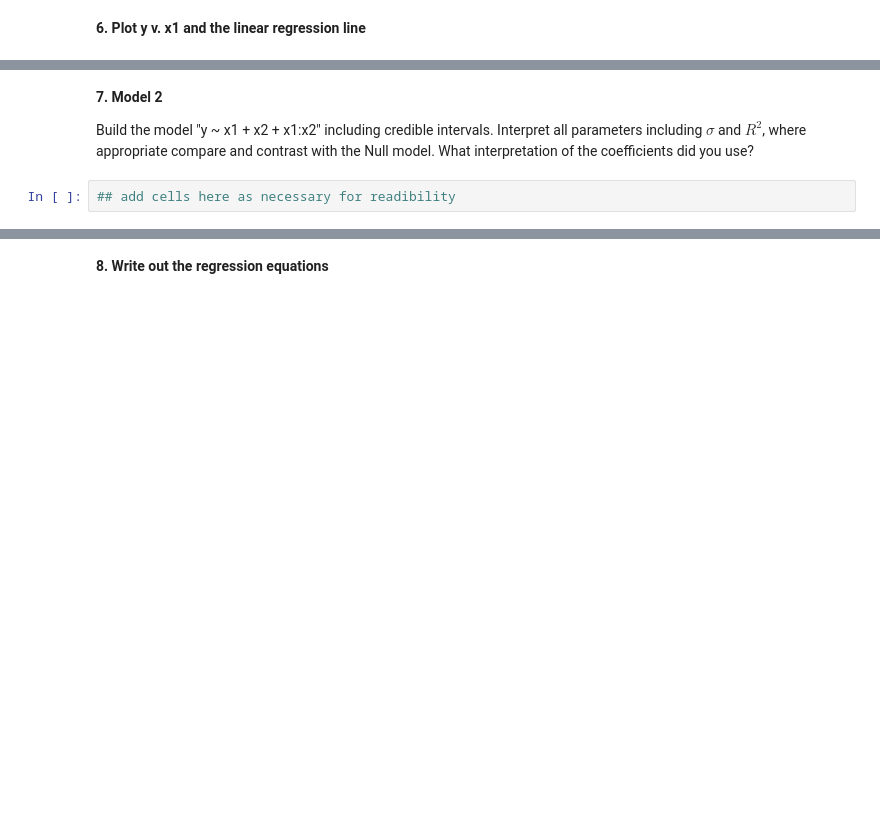
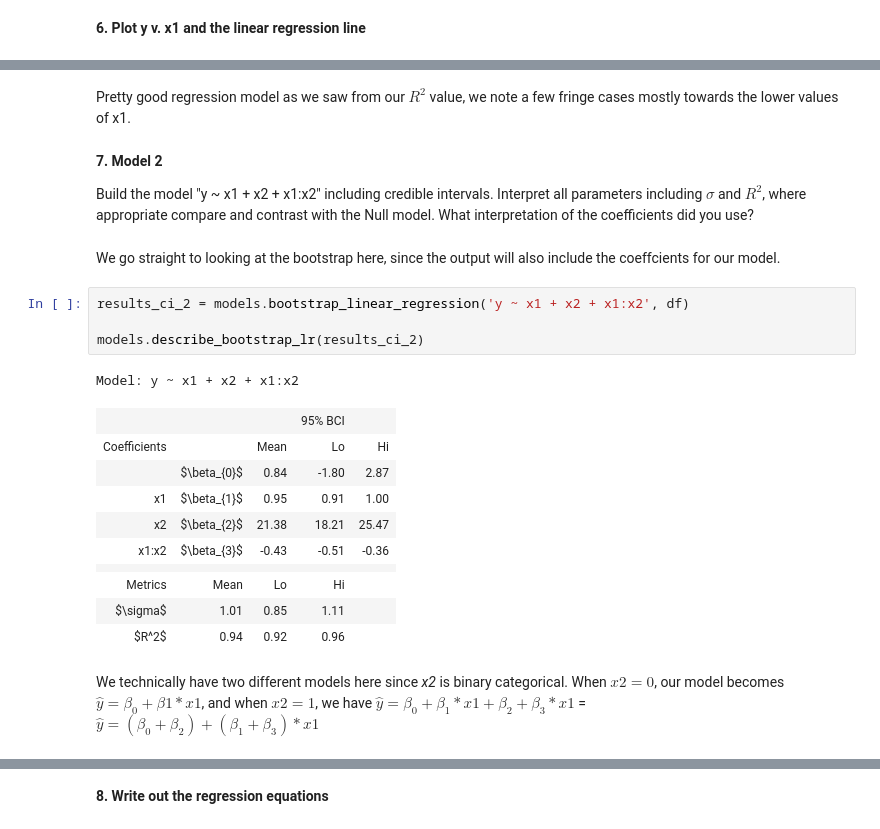
Before and after one commit to ansaridan/jhu-data-engineering-team-5, a Jupyter notebook: Module_9/Lab 9.ipynb, the cells around one changed output, grey strips where cells are left out. Drawn from its saved outputs; the diff is of its cells as text; blank space fills up the shorter version.

```diff
--- a/Module_9/Lab 9.ipynb
+++ b/Module_9/Lab 9.ipynb
@@ -602,8 +659,28 @@ What interpretation of the coefficients did you use?
+# %% [markdown]
+Pretty good regression model as we saw from our $R^2$ value, we note a few fringe cases mostly towards the lower values of x1.
 # %% [markdown]
 **7. Model 2**
 
 Build the model "y ~ x1 + x2 + x1:x2" including credible intervals.
 Interpret all parameters including $\sigma$ and $R^2$, where appropriate compare and contrast with the Null model.
 What interpretation of the coefficients did you use?
-# %%
-## add cells here as necessary for readibility
+# %% [markdown]
+We go straight to looking at the bootstrap here, since the output will also include the coeffcients for our model.
+# %%
+results_ci_2 = models.bootstrap_linear_regression('y ~ x1 + x2 + x1:x2', df)
+
+models.describe_bootstrap_lr(results_ci_2)
+# %% [output]
+Model: y ~ x1 + x2 + x1:x2
+|  |  |  | 95% BCI |  |
+| Coefficients |  | Mean | Lo | Hi |
+|  | $\beta_{0}$ | 0.84 | -1.80 | 2.87 |
+| x1 | $\beta_{1}$ | 0.95 | 0.91 | 1.00 |
+| x2 | $\beta_{2}$ | 21.38 | 18.21 | 25.47 |
+| x1:x2 | $\beta_{3}$ | -0.43 | -0.51 | -0.36 |
+|  |  |  |  |  |
+| Metrics | Mean | Lo | Hi |  |
+| $\sigma$ | 1.01 | 0.85 | 1.11 |  |
+| $R^2$ | 0.94 | 0.92 | 0.96 |  |
+# %% [markdown]
+ We technically have two different models here since _x2_ is binary categorical. When $x2 = 0$, our model becomes $\hat{y} = \beta_{0} + \beta{1} * x1$, and when $x2 = 1$, we have $\hat{y} = \beta_{0} + \beta_{1} * x1 + \beta_{2} + \beta_{3} * x1$ =  <br> $\hat{y} = (\beta_{0} + \beta_{2}) + (\beta_{1} + \beta_{3}) * x1$
```
Also changed, not shown: parts of 25 cells of this notebook, 1 other file.
